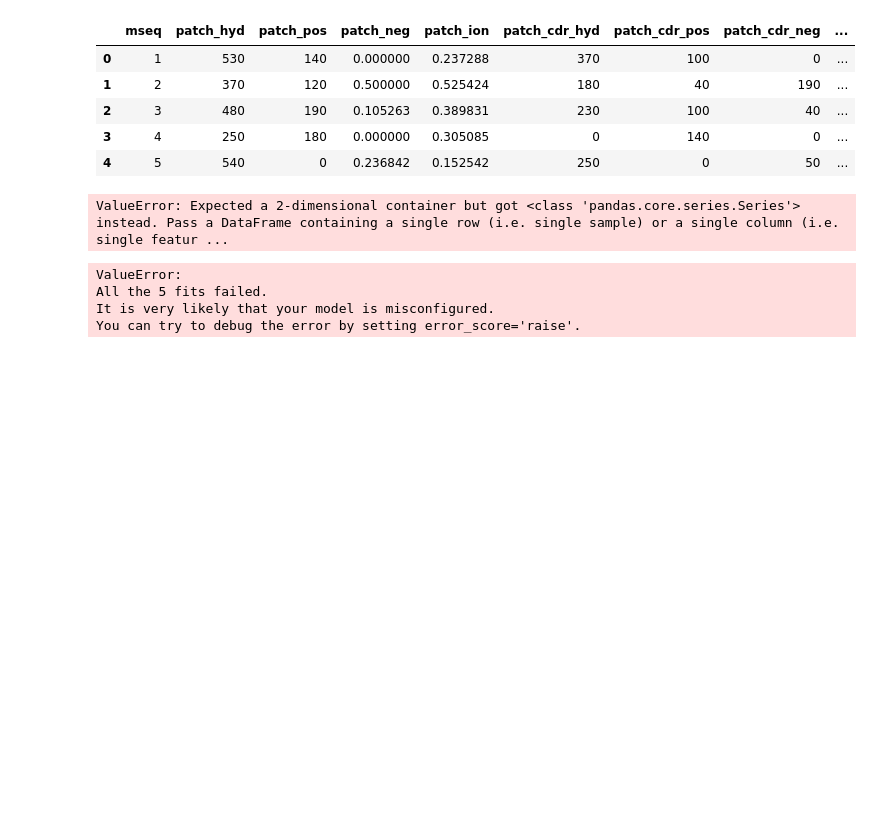
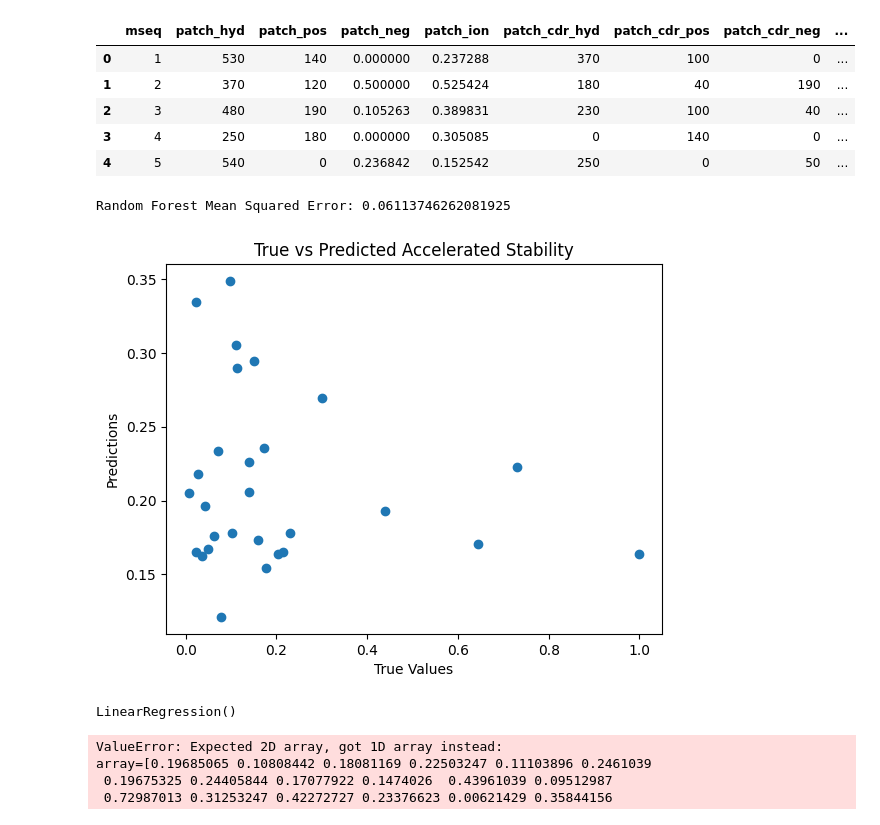
Before and after one commit to sadabala07/merckwork, a Jupyter notebook: MOE-Analysis-2.ipynb, the cells around one changed output. Saved outputs shown, nothing was run; the diff lists cells and outputs as text; code cells hidden in the pictures; blank space fills up the shorter version.

```diff
--- a/MOE-Analysis-2.ipynb
+++ b/MOE-Analysis-2.ipynb
@@ -111,39 +111,41 @@ new_df.head()
 # %%
 from sklearn.model_selection import train_test_split
 from sklearn.ensemble import RandomForestRegressor
 from sklearn.metrics import mean_squared_error
 from sklearn.impute import SimpleImputer
 
 X = new_df.drop(columns=['Accelerated Stability']) # X has all features
 y = new_df['Accelerated Stability'] # Y has all the targets
 
+# Impute missing values
 imputer = SimpleImputer(strategy='mean')
 X_imputed = imputer.fit_transform(X)
-y_imputed = imputer.fit_transform(y)
+y_imputed = imputer.fit_transform(y.values.reshape(-1, 1)).ravel()  # Reshape y correctly
 
-X_train = X_train.to_numpy()
-X_test = X_test.to_numpy()
-y_train = y_train.to_numpy()
-y_test = y_test.to_numpy()
-
-X_train.reshape(-1,1)
-y_train.reshape(-1,1)
-X_test.reshape(-1,1)
-y_test.reshape(-1,1)
-
+# Train-test split
 X_train, X_test, y_train, y_test = train_test_split(X_imputed, y_imputed, test_size=0.2, random_state=42)
 
+# Instantiate and train the model
 rf_regressor = RandomForestRegressor(n_estimators=100, random_state=42)
-
 rf_regressor.fit(X_train, y_train)
 
-y_pred_rf = rf_regressor.predict(X_test.reshape(-1,1))
+# Predict on test set
+y_pred_rf = rf_regressor.predict(X_test)
 
-#Test predicts X_test and compares it to actual values of X_test
+# Calculate mean squared error
 mse_rf = mean_squared_error(y_test, y_pred_rf)
 print("Random Forest Mean Squared Error:", mse_rf)
+
+
+plt.scatter(y_test, y_pred_rf)
+plt.xlabel('True Values')
+plt.ylabel('Predictions')
+plt.title('True vs Predicted Accelerated Stability')
+plt.show()
 # %% [output]
-ValueError: Expected a 2-dimensional container but got <class 'pandas.core.series.Series'> instead. Pass a DataFrame containing a single row (i.e. single sample) or a single column (i.e. single featur ...
+Random Forest Mean Squared Error: 0.06113746262081925
+[figure, added]
+LinearRegression()
 # %%
 from sklearn.model_selection import cross_val_score, KFold
 from sklearn.ensemble import RandomForestRegressor
@@ -156,9 +158,15 @@ from sklearn.pipeline import make_pipeline
 
 X = new_df.drop(columns=['Accelerated Stability'])
 y = new_df['Accelerated Stability']
+#remove nan and imput for both x and y
 
+X = X.dropna()
+y = y.dropna()
+X = X.to_numpy()
+y = y.to_numpy()
 imputer = SimpleImputer(strategy='mean')
 X_imputed = imputer.fit_transform(X)
+y_imputed = imputer.fit_transform(y)
 
 k_folds = 5
 kf = KFold(n_splits=k_folds, shuffle=True, random_state=42)
@@ -172,13 +180,13 @@ models = {
 
 results = {}
 for name, model in models.items():
-    scores = cross_val_score(model, X, y, cv=kf, scoring='neg_mean_squared_error')
+    scores = cross_val_score(model, X_imputed, y_imputed, cv=kf, scoring='neg_mean_squared_error')
     results[name] = np.sqrt(-scores)
 
 for name, scores in results.items():
     print(f'{name}: Mean RMSE: {np.mean(scores):.4f}, Standard Deviation RMSE: {np.std(scores):.4f}')
 # %% [output]
-ValueError:
-All the 5 fits failed.
-It is very likely that your model is misconfigured.
-You can try to debug the error by setting error_score='raise'.
+ValueError: Expected 2D array, got 1D array instead:
+array=[0.19685065 0.10808442 0.18081169 0.22503247 0.11103896 0.2461039
+ 0.19675325 0.24405844 0.17077922 0.1474026  0.43961039 0.09512987
+ 0.72987013 0.31253247 0.42272727 0.23376623 0.00621429 0.35844156
```
Also changed, not shown: parts of 6 cells of this notebook, 2 other files.
